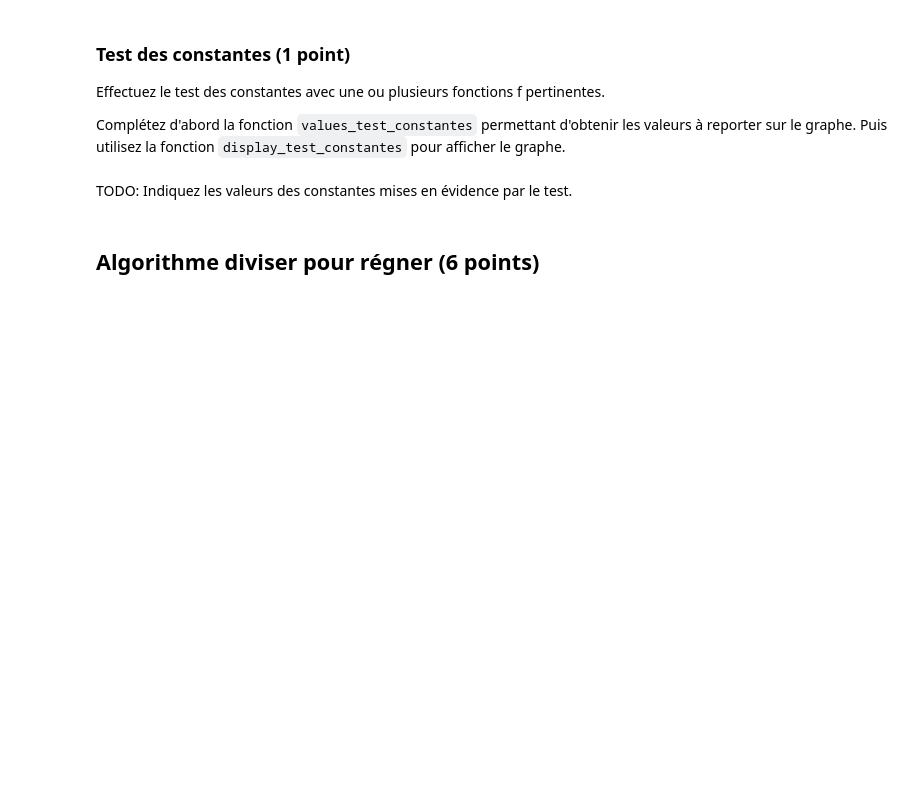
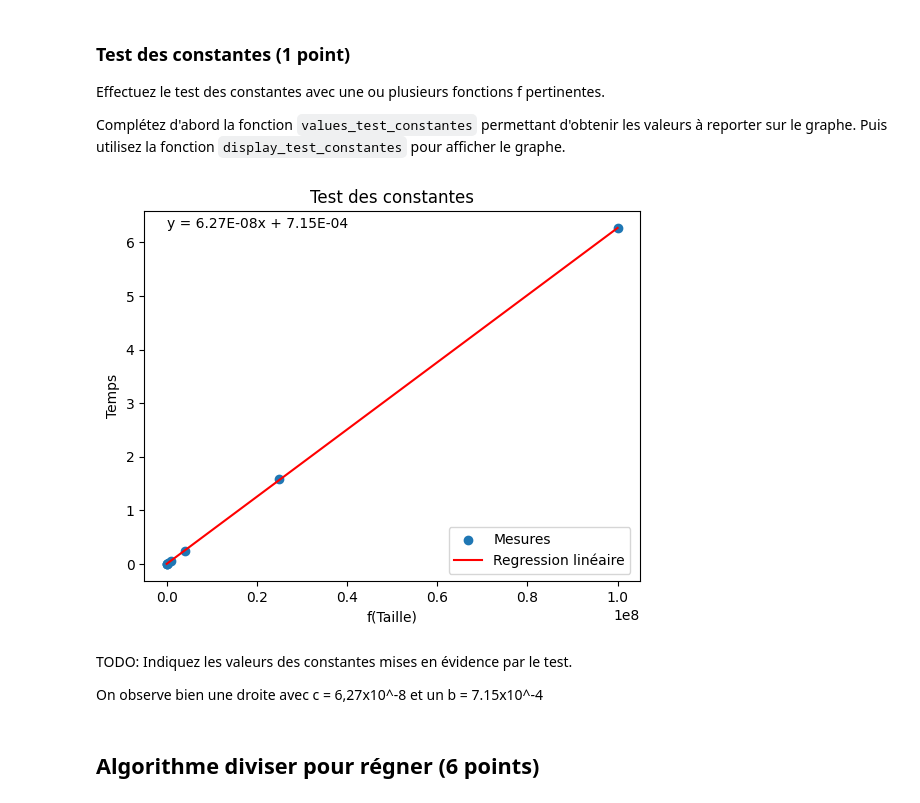
Before and after one commit to Delan18/TPINF8775, a Jupyter notebook: TP1_A25.ipynb, the cells around one changed output. Cells and saved outputs as stored; diff of their text form; code cells hidden in the pictures; blank space fills up the shorter version.

```diff
--- a/TP1_A25.ipynb
+++ b/TP1_A25.ipynb
@@ -430,18 +430,22 @@ Complétez d'abord la fonction `values_test_constantes` permettant d'obtenir les
 # %%
 def values_test_constantes(measures, f):
     return {
         # TODO: calculez les valeurs pour le test du rapport
-        0 : 0
+        f(size): measure
         for size, measure in measures.items()
     }
 
 # TODO: définissez f judicieusement
 def f(x):
-    return 0
+    return pow(x,2)
 
 display_test_constantes(values_test_constantes(measures_bruteforce, f))
+# %% [output]
+[figure, added]
 # %% [markdown]
 TODO: Indiquez les valeurs des constantes mises en évidence par le test.
+
+On observe bien une droite avec c = 6,27x10^-8 et un b = 7.15x10^-4
 # %% [markdown]
 
 ## Algorithme diviser pour régner (6 points)
```
